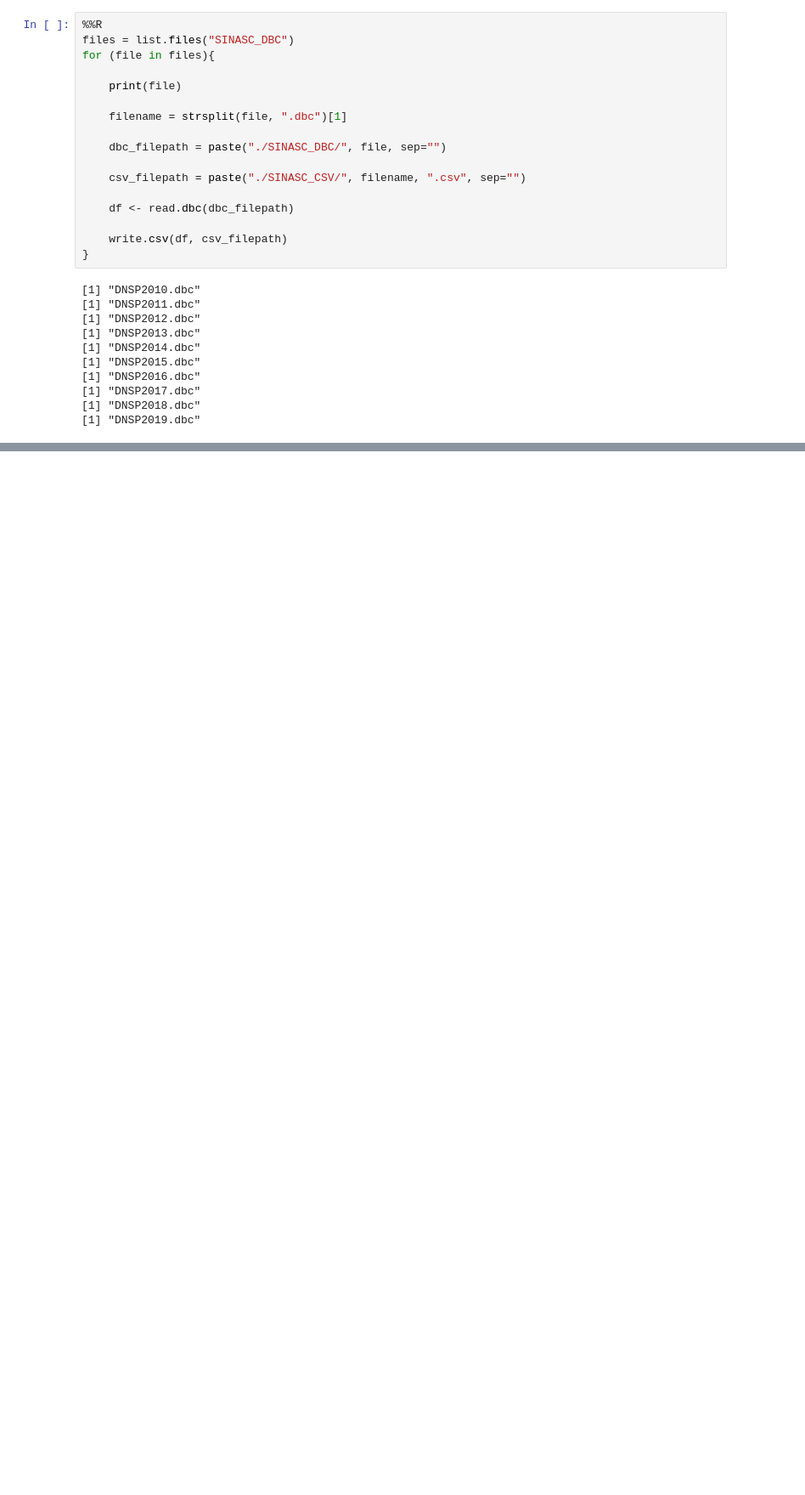
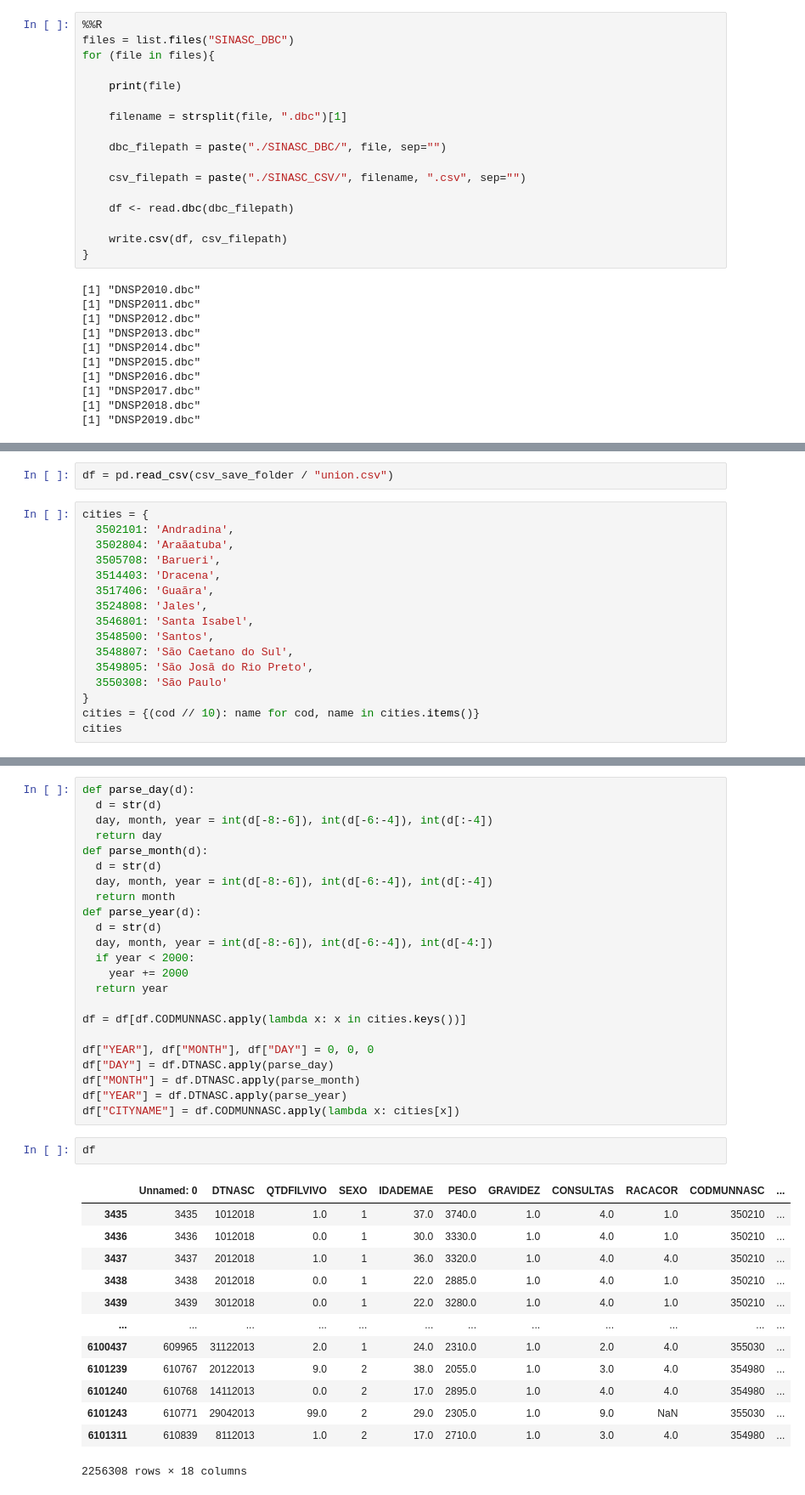
Before and after one commit to Kotzly/DS4H_Course, a Jupyter notebook: notebooks/colab_sinasc_download.ipynb, the cells around one changed output, grey strips where cells are left out. Shown: that part at 85% size. Drawn from its saved outputs; the diff is of its cells as text; blank space fills up the shorter version.

```diff
--- a/notebooks/colab_sinasc_download.ipynb
+++ b/notebooks/colab_sinasc_download.ipynb
@@ -171 +178,19 @@ pd.read_csv(csv_save_folder / "union.csv")
 6101368 rows × 14 columns
+# %%
+df = pd.read_csv(csv_save_folder / "union.csv")
+# %%
+cities = {
+  3502101: 'Andradina',
+  3502804: 'Araãatuba',
+  3505708: 'Barueri',
+  3514403: 'Dracena',
+  3517406: 'Guaãra',
+  3524808: 'Jales',
+  3546801: 'Santa Isabel',
+  3548500: 'Santos',
+  3548807: 'São Caetano do Sul',
+  3549805: 'São Josã do Rio Preto',
+  3550308: 'São Paulo'
+}
+cities = {(cod // 10): name for cod, name in cities.items()}
+cities
@@ -171,0 +209,39 @@ pd.read_csv(csv_save_folder / "union.csv")
+# %%
+def parse_day(d):
+  d = str(d)
+  day, month, year = int(d[-8:-6]), int(d[-6:-4]), int(d[:-4])
+  return day
+def parse_month(d):
+  d = str(d)
+  day, month, year = int(d[-8:-6]), int(d[-6:-4]), int(d[:-4])
+  return month
+def parse_year(d):
+  d = str(d)
+  day, month, year = int(d[-8:-6]), int(d[-6:-4]), int(d[-4:])
+  if year < 2000:
+    year += 2000
+  return year
+
+df = df[df.CODMUNNASC.apply(lambda x: x in cities.keys())]
+
+df["YEAR"], df["MONTH"], df["DAY"] = 0, 0, 0
+df["DAY"] = df.DTNASC.apply(parse_day)
+df["MONTH"] = df.DTNASC.apply(parse_month)
+df["YEAR"] = df.DTNASC.apply(parse_year)
+df["CITYNAME"] = df.CODMUNNASC.apply(lambda x: cities[x])
+# %%
+df
+# %% [output]
+|  | Unnamed: 0 | DTNASC | QTDFILVIVO | SEXO | IDADEMAE | PESO | GRAVIDEZ | CONSULTAS | RACACOR | CODMUNNASC | ... |
+| 3435 | 3435 | 1012018 | 1.0 | 1 | 37.0 | 3740.0 | 1.0 | 4.0 | 1.0 | 350210 | ... |
+| 3436 | 3436 | 1012018 | 0.0 | 1 | 30.0 | 3330.0 | 1.0 | 4.0 | 1.0 | 350210 | ... |
+| 3437 | 3437 | 2012018 | 1.0 | 1 | 36.0 | 3320.0 | 1.0 | 4.0 | 4.0 | 350210 | ... |
+| 3438 | 3438 | 2012018 | 0.0 | 1 | 22.0 | 2885.0 | 1.0 | 4.0 | 1.0 | 350210 | ... |
+| 3439 | 3439 | 3012018 | 0.0 | 1 | 22.0 | 3280.0 | 1.0 | 4.0 | 1.0 | 350210 | ... |
+| ... | ... | ... | ... | ... | ... | ... | ... | ... | ... | ... | ... |
+| 6100437 | 609965 | 31122013 | 2.0 | 1 | 24.0 | 2310.0 | 1.0 | 2.0 | 4.0 | 355030 | ... |
+| 6101239 | 610767 | 20122013 | 9.0 | 2 | 38.0 | 2055.0 | 1.0 | 3.0 | 4.0 | 354980 | ... |
+| 6101240 | 610768 | 14112013 | 0.0 | 2 | 17.0 | 2895.0 | 1.0 | 4.0 | 4.0 | 354980 | ... |
+| 6101243 | 610771 | 29042013 | 99.0 | 2 | 29.0 | 2305.0 | 1.0 | 9.0 | NaN | 355030 | ... |
+| 6101311 | 610839 | 8112013 | 1.0 | 2 | 17.0 | 2710.0 | 1.0 | 3.0 | 4.0 | 354980 | ... |
+2256308 rows × 18 columns
```
Also changed, not shown: parts of 8 cells of this notebook.
